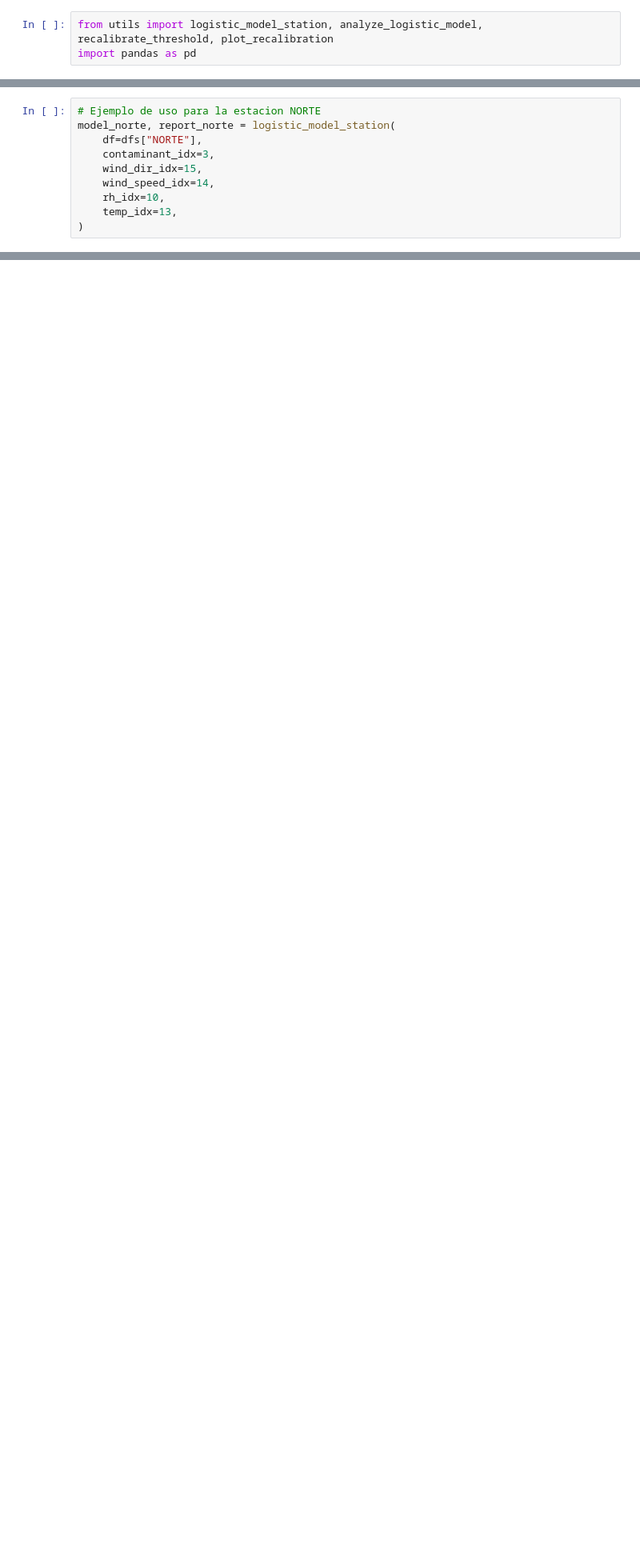
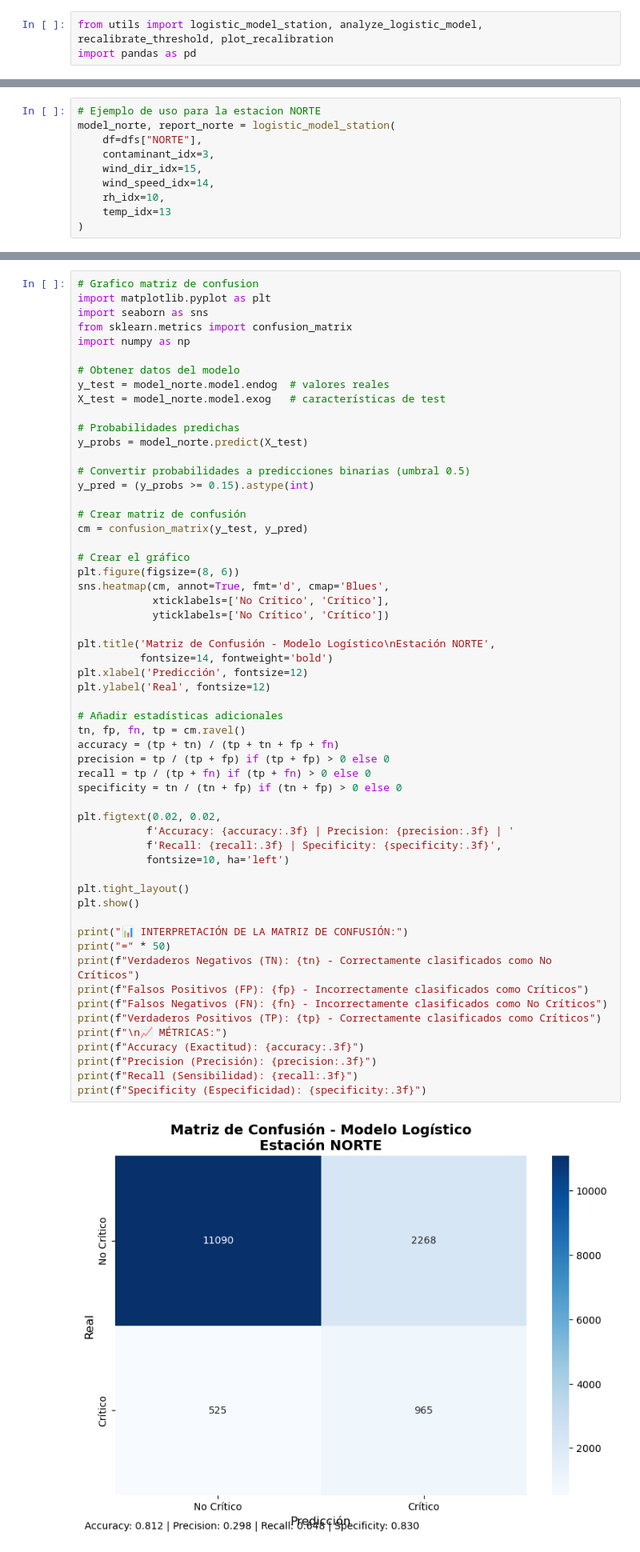
Before and after one commit to albo437/MA2003B, a Jupyter notebook: modelo.ipynb, the cells around one changed output, grey strips where cells are left out. Shown at 80% size. Saved outputs shown, nothing was run; the diff lists cells and outputs as text; blank space fills up the shorter version.

```diff
--- a/modelo.ipynb
+++ b/modelo.ipynb
@@ -20,5 +30,5 @@ model_norte, report_norte = logistic_model_station(
     wind_dir_idx=15,
     wind_speed_idx=14,
     rh_idx=10,
-    temp_idx=13,
+    temp_idx=13
 )
@@ -26,0 +59,59 @@ summary_norte = analyze_logistic_model(model_norte, report_norte)
+# %%
+# Grafico matriz de confusion
+import matplotlib.pyplot as plt
+import seaborn as sns
+from sklearn.metrics import confusion_matrix
+import numpy as np
+
+# Obtener datos del modelo
+y_test = model_norte.model.endog  # valores reales
+X_test = model_norte.model.exog   # características de test
+
+# Probabilidades predichas
+y_probs = model_norte.predict(X_test)
+
+# Convertir probabilidades a predicciones binarias (umbral 0.5)
+y_pred = (y_probs >= 0.15).astype(int)
+
+# Crear matriz de confusión
+cm = confusion_matrix(y_test, y_pred)
+
+# Crear el gráfico
+plt.figure(figsize=(8, 6))
+sns.heatmap(cm, annot=True, fmt='d', cmap='Blues',
+            xticklabels=['No Crítico', 'Crítico'],
+            yticklabels=['No Crítico', 'Crítico'])
+
+plt.title('Matriz de Confusión - Modelo Logístico\nEstación NORTE',
+          fontsize=14, fontweight='bold')
+plt.xlabel('Predicción', fontsize=12)
+plt.ylabel('Real', fontsize=12)
+
+# Añadir estadísticas adicionales
+tn, fp, fn, tp = cm.ravel()
+accuracy = (tp + tn) / (tp + tn + fp + fn)
+precision = tp / (tp + fp) if (tp + fp) > 0 else 0
+recall = tp / (tp + fn) if (tp + fn) > 0 else 0
+specificity = tn / (tn + fp) if (tn + fp) > 0 else 0
+
+plt.figtext(0.02, 0.02,
+           f'Accuracy: {accuracy:.3f} | Precision: {precision:.3f} | '
+           f'Recall: {recall:.3f} | Specificity: {specificity:.3f}',
+           fontsize=10, ha='left')
+
+plt.tight_layout()
+plt.show()
+
+print("📊 INTERPRETACIÓN DE LA MATRIZ DE CONFUSIÓN:")
+print("=" * 50)
+print(f"Verdaderos Negativos (TN): {tn} - Correctamente clasificados como No Críticos")
+print(f"Falsos Positivos (FP): {fp} - Incorrectamente clasificados como Críticos")
+print(f"Falsos Negativos (FN): {fn} - Incorrectamente clasificados como No Críticos")
+print(f"Verdaderos Positivos (TP): {tp} - Correctamente clasificados como Críticos")
+print(f"\n📈 MÉTRICAS:")
+print(f"Accuracy (Exactitud): {accuracy:.3f}")
+print(f"Precision (Precisión): {precision:.3f}")
+print(f"Recall (Sensibilidad): {recall:.3f}")
+print(f"Specificity (Especificidad): {specificity:.3f}")
+# %% [output]
+[figure, added]
```
Also changed, not shown: parts of 11 cells of this notebook, 1 other file.
